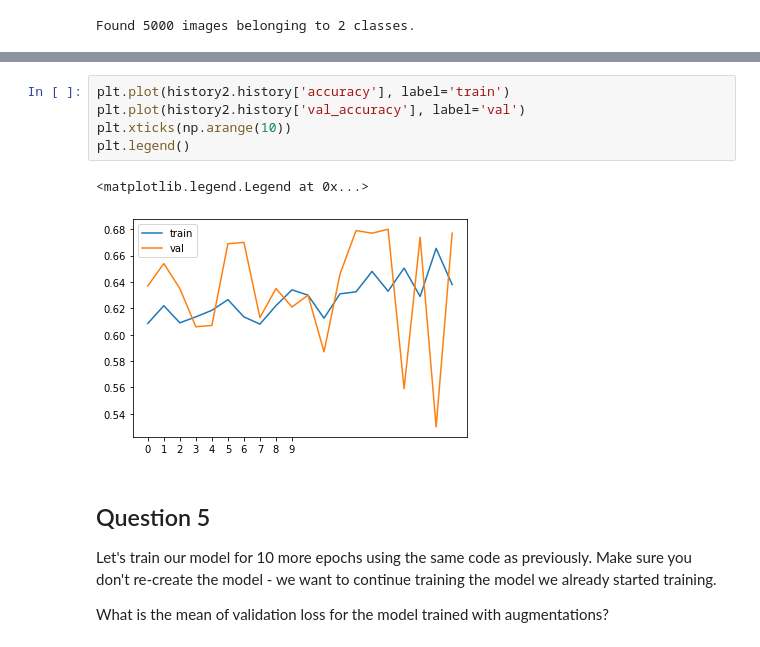
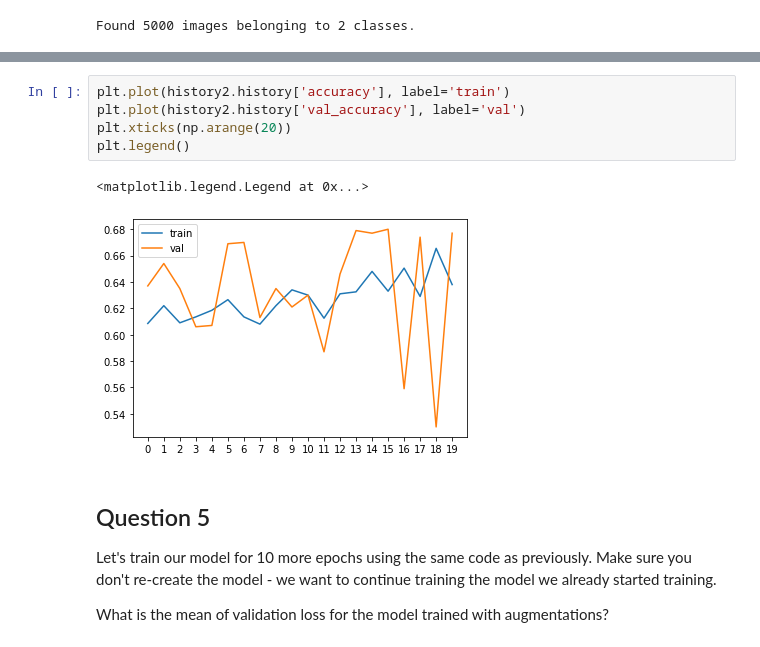
Before and after one commit to roberttflash/ml-zoomcamp, a Jupyter notebook: homework8_20211122.ipynb, the cells around one changed output, grey strips where cells are left out. Drawn from its saved outputs; the diff is of its cells as text.

```diff
--- a/homework8_20211122.ipynb
+++ b/homework8_20211122.ipynb
@@ -324,11 +324,11 @@ Epoch 20/20
 # %%
 plt.plot(history2.history['accuracy'], label='train')
 plt.plot(history2.history['val_accuracy'], label='val')
-plt.xticks(np.arange(10))
+plt.xticks(np.arange(20))
 plt.legend()
 # %% [output]
 <matplotlib.legend.Legend at 0x...>
-[figure, old version]
+[figure, new version]
 # %% [markdown]
 ## Question 5
 
```
